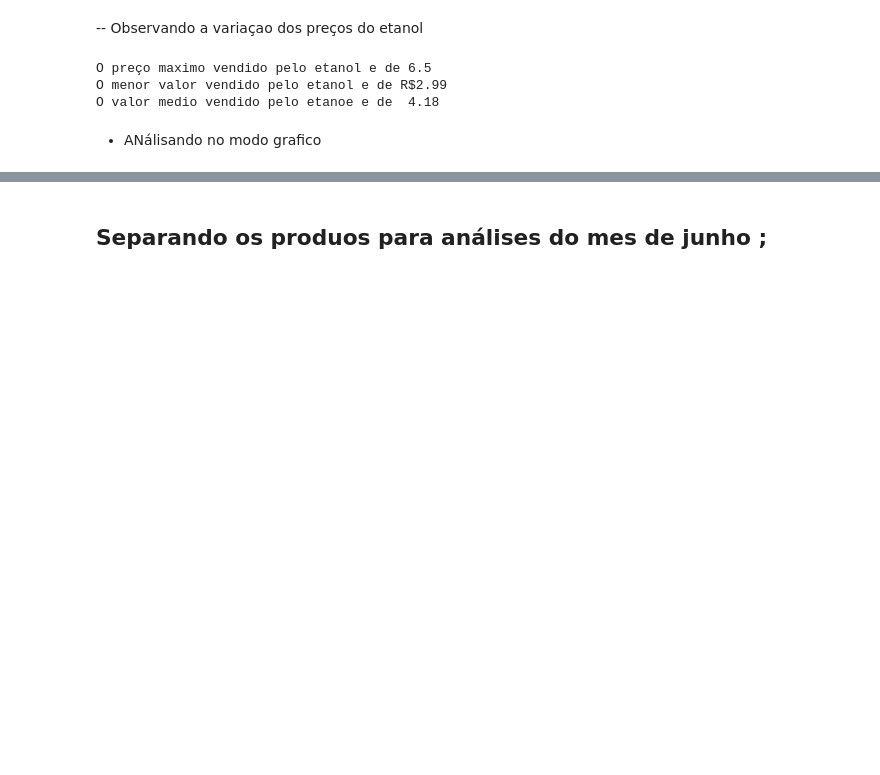
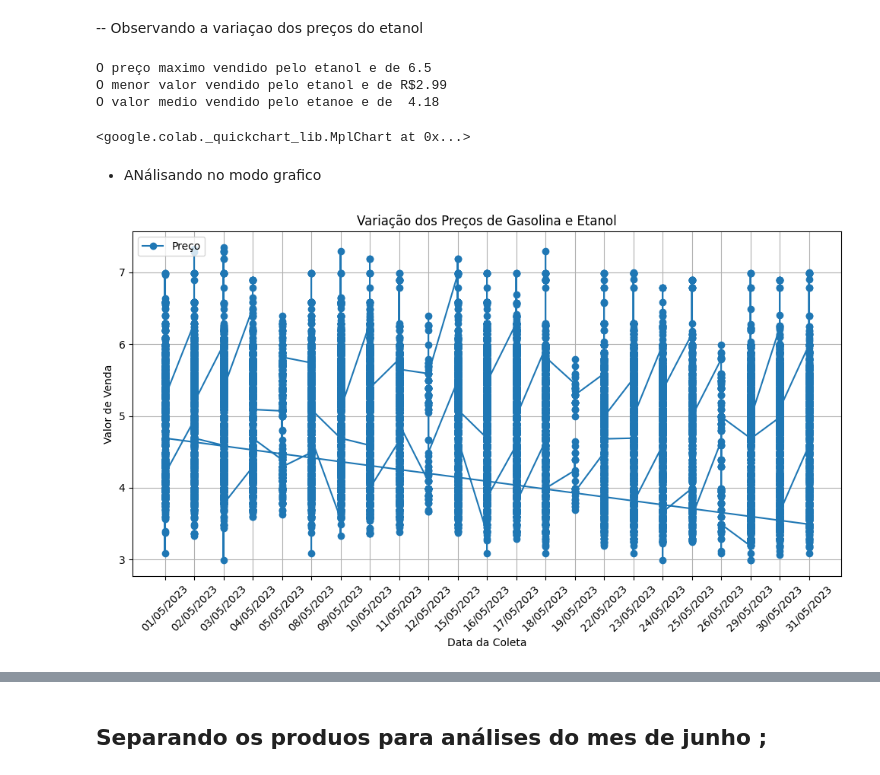
Before and after one commit to luisgoni/Trabalho-_Grupo_teste._Mod4, a Jupyter notebook: Trabalho_em_grupo_Mod4_Resília_Dados.ipynb, the cells around one changed output, grey strips where cells are left out. Drawn from its saved outputs; the diff is of its cells as text; code cells hidden in the pictures; blank space fills up the shorter version.

```diff
--- a/Trabalho_em_grupo_Mod4_Resília_Dados.ipynb
+++ b/Trabalho_em_grupo_Mod4_Resília_Dados.ipynb
@@ -349,7 +332,40 @@ print('O valor medio vendido pelo etanoe e de  {:.2f}'.format(Preço_medio_Etano
 O preço maximo vendido pelo etanol e de 6.5
 O menor valor vendido pelo etanol e de R$2.99
 O valor medio vendido pelo etanoe e de  4.18
+# %%
+def categorical_histogram(df, colname, figscale=1, mpl_palette_name='Dark2'):
+  df.groupby(colname).size().plot(kind='barh', color=sns.palettes.mpl_palette(mpl_palette_name), figsize=(8*figscale, 5.5*figscale))
+  plt.gca().spines[['top', 'right',]].set_visible(False)
+  return autoviz.MplChart.from_current_mpl_state()
+
+chart = categorical_histogram(Dados_mes_maio, *['Regiao - Sigla'], **{})
+chart
+# %% [output]
+<google.colab._quickchart_lib.MplChart at 0x...>
 # %% [markdown]
 - ANálisando no modo grafico
+# %%
+import matplotlib.pyplot as plt
+
+# Suponhamos que você já tenha um DataFrame chamado "df" com os dados
+df_combined = pd.concat([Produto_Etanol05, Produto_Gasolina05], ignore_index=True)
+# Filtrar apenas os dados de gasolina e etanol
+Produto_Etanol05
+Produto_Gasolina05
+plt.figure(figsize=(10, 6))
+
+# Gráfico de área empilhada para a variação dos preços de gasolina e etanol
+plt.plot(df_combined['Data da Coleta'], df_combined['Valor de Venda'], label='Preço', marker='o')
+plt.xlabel('Data da Coleta')
+plt.ylabel('Valor de Venda')
+plt.title('Variação dos Preços de Gasolina e Etanol')
+plt.legend(loc='upper left')
+plt.xticks(rotation=45)
+plt.grid(True)
+plt.tight_layout()
+
+plt.show()
+# %% [output]
+[figure, added]
 # %%
 plt.figure(figsize=(10, 6))
```
Also changed, not shown: parts of 30 cells of this notebook.
